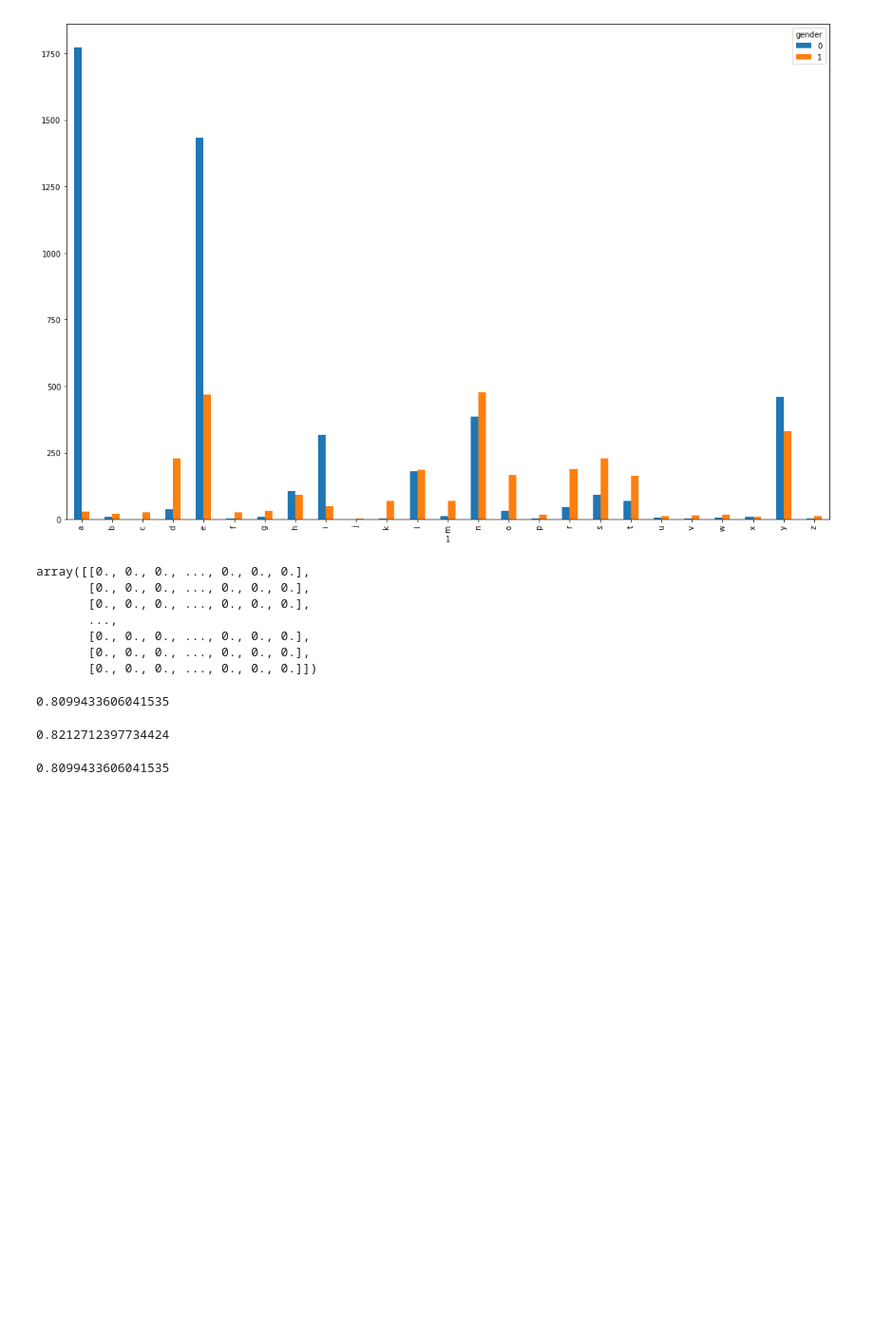
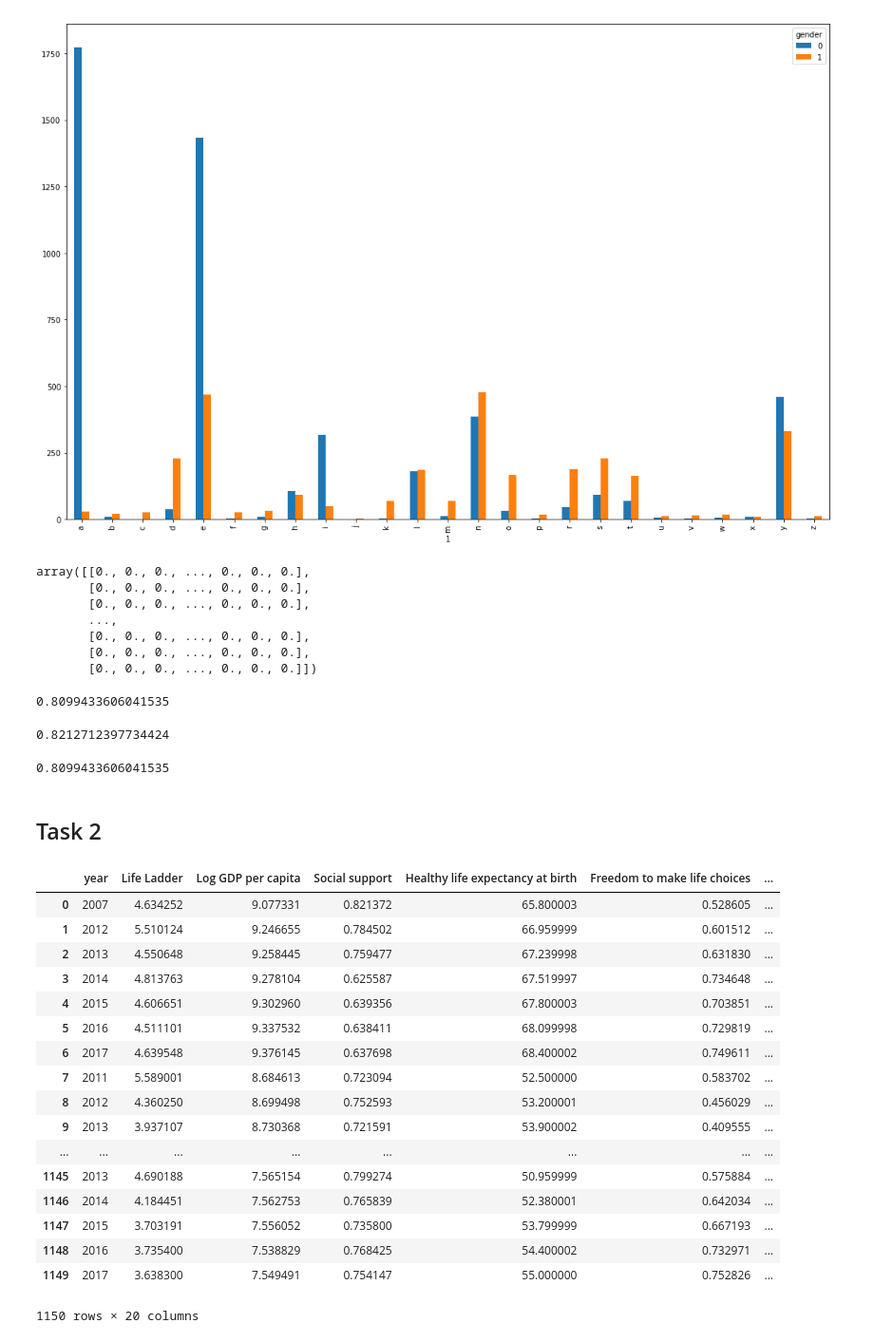
Before and after one commit to Mooophy/158222, a Jupyter notebook: as3/As3.ipynb, the cells around one changed output. Shown at 95% size. Drawn from its saved outputs; the diff is of its cells as text; code cells hidden in the pictures; blank space fills up the shorter version.

```diff
--- a/as3/As3.ipynb
+++ b/as3/As3.ipynb
@@ -82,3 +83,28 @@ nn = MLPClassifier(solver='lbfgs', alpha=1e-5, hidden_layer_sizes=(18, 14), rand
 nn.fit(x_train, y_train).score(x_test, y_test)
 # %% [output]
 0.8099433606041535
+# %% [markdown]
+## Task 2
+# %%
+happiness = pd.read_csv('happiness.csv')
+happiness = happiness.loc[:, happiness.columns != 'country']
+happiness
+# %% [output]
+|  | year | Life Ladder | Log GDP per capita | Social support | Healthy life expectancy at birth | Freedom to make life choices | ... |
+| 0 | 2007 | 4.634252 | 9.077331 | 0.821372 | 65.800003 | 0.528605 | ... |
+| 1 | 2012 | 5.510124 | 9.246655 | 0.784502 | 66.959999 | 0.601512 | ... |
+| 2 | 2013 | 4.550648 | 9.258445 | 0.759477 | 67.239998 | 0.631830 | ... |
+| 3 | 2014 | 4.813763 | 9.278104 | 0.625587 | 67.519997 | 0.734648 | ... |
+| 4 | 2015 | 4.606651 | 9.302960 | 0.639356 | 67.800003 | 0.703851 | ... |
+| 5 | 2016 | 4.511101 | 9.337532 | 0.638411 | 68.099998 | 0.729819 | ... |
+| 6 | 2017 | 4.639548 | 9.376145 | 0.637698 | 68.400002 | 0.749611 | ... |
+| 7 | 2011 | 5.589001 | 8.684613 | 0.723094 | 52.500000 | 0.583702 | ... |
+| 8 | 2012 | 4.360250 | 8.699498 | 0.752593 | 53.200001 | 0.456029 | ... |
+| 9 | 2013 | 3.937107 | 8.730368 | 0.721591 | 53.900002 | 0.409555 | ... |
+| ... | ... | ... | ... | ... | ... | ... | ... |
+| 1145 | 2013 | 4.690188 | 7.565154 | 0.799274 | 50.959999 | 0.575884 | ... |
+| 1146 | 2014 | 4.184451 | 7.562753 | 0.765839 | 52.380001 | 0.642034 | ... |
+| 1147 | 2015 | 3.703191 | 7.556052 | 0.735800 | 53.799999 | 0.667193 | ... |
+| 1148 | 2016 | 3.735400 | 7.538829 | 0.768425 | 54.400002 | 0.732971 | ... |
+| 1149 | 2017 | 3.638300 | 7.549491 | 0.754147 | 55.000000 | 0.752826 | ... |
+1150 rows × 20 columns
```
Also changed, not shown: parts of 4 cells of this notebook, 1 other file.
